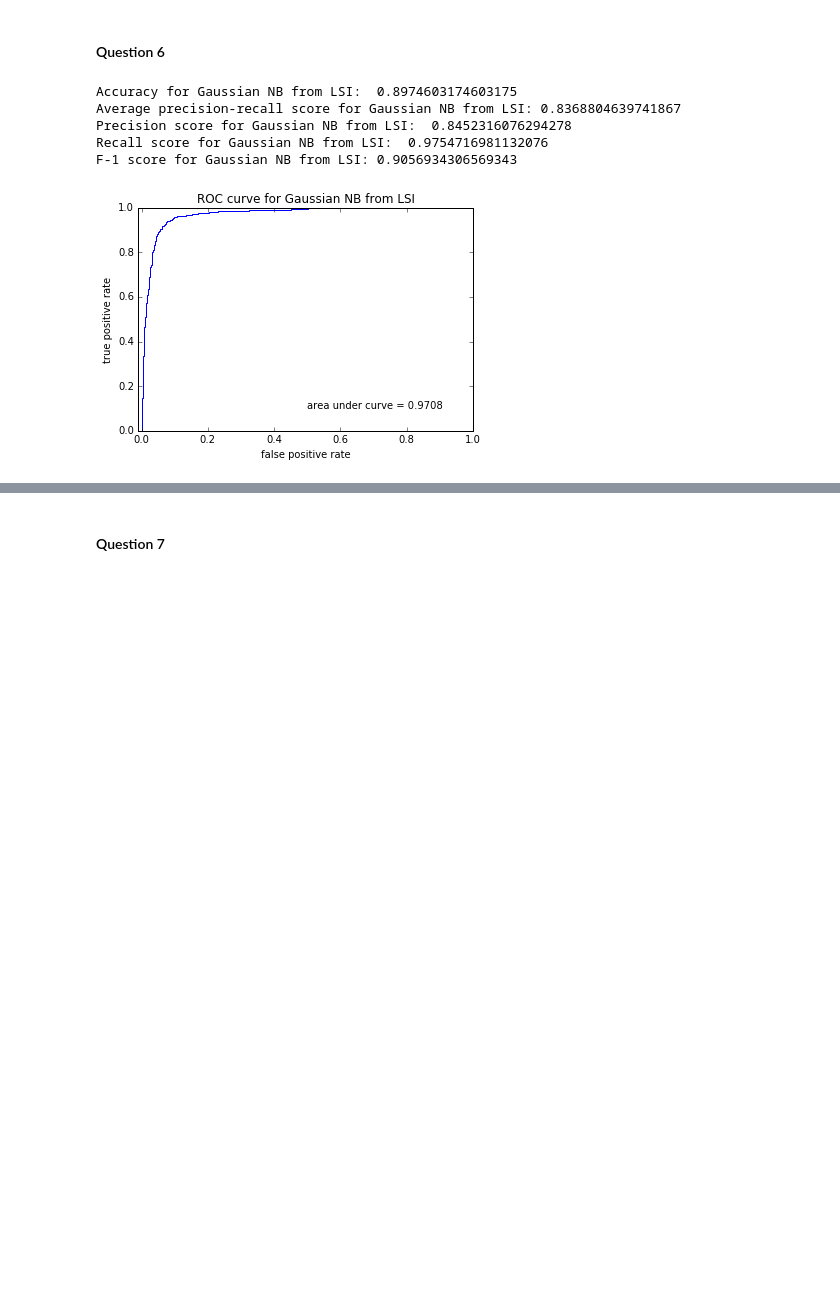
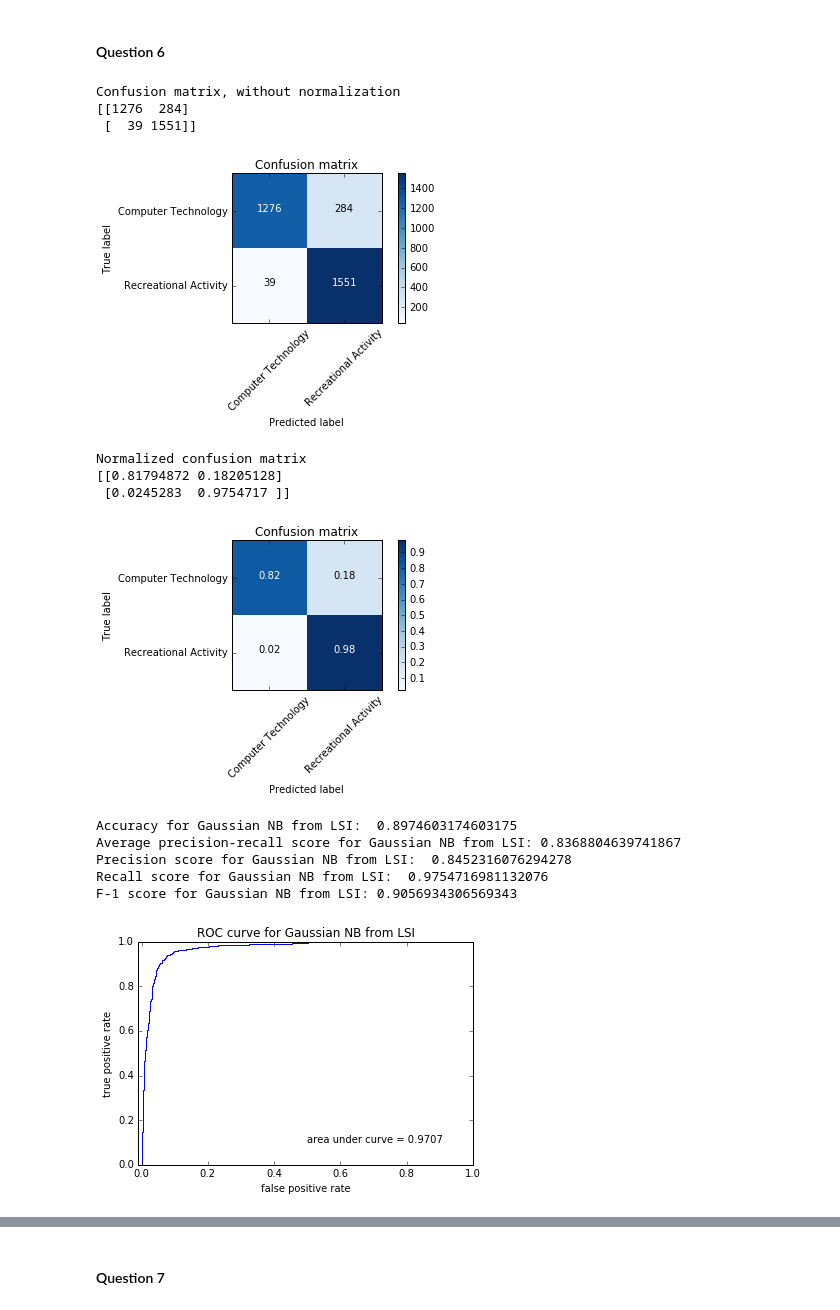
Before and after one commit to 219Winter2019adjz/test, a Jupyter notebook: proj1.ipynb, the cells around one changed output, grey strips where cells are left out. Cells and saved outputs as stored; diff of their text form; code cells hidden in the pictures; blank space fills up the shorter version.

Commit message:
added nice looking confusion matrices for questions 4-6

```diff
--- a/proj1.ipynb
+++ b/proj1.ipynb
@@ -209,8 +209,4 @@ twenty_test_binary_labels = np.zeros(len(twenty_test.target))
 for k in range(len(twenty_test.target)):
     if twenty_test.target[k] >= 4:
         twenty_test_binary_labels[k] = 1
-
-i = 51
-print(twenty_train.filenames[i])
-print(twenty_train.target[i])
-print(twenty_train.target_names)
+class_names = ['Computer Technology', 'Recreational Activity']
@@ -797,39 +876,55 @@ from sklearn.naive_bayes import GaussianNB
 X_train = X_lsi_train_reduced
 y_train = twenty_train_binary_labels
 
 X_test = X_lsi_test_reduced
 y_test = twenty_test_binary_labels
 
 clf = GaussianNB().fit(X_train, twenty_train_binary_labels)
 
 predicted = clf.predict(X_test)
+
+# Confusion Matrix
+plt.figure()
+plot_confusion_matrix(confusion_matrix(twenty_test_binary_labels, predicted), classes=class_names)
+plt.show()
+plt.figure()
+plot_confusion_matrix(confusion_matrix(twenty_test_binary_labels, predicted), classes=class_names, normalize=True)
+plt.show()
 
 # Display GNB Stats
 print('Accuracy for Gaussian NB from LSI: ', clf.score(X_test, y_test))
 print('Average precision-recall score for Gaussian NB from LSI:', average_precision_score(y_test, predicted))
 print('Precision score for Gaussian NB from LSI: ', precision_score(y_test, predicted))
 print('Recall score for Gaussian NB from LSI: ', recall_score(y_test, predicted))
 print('F-1 score for Gaussian NB from LSI:', f1_score(y_test, predicted))
 
 # GNB ROC Curve
 prob_score = clf.predict_proba(X_test)
 fpr, tpr, thresholds = roc_curve(y_test, prob_score[:, 1])
 
 plt.figure()
 plt.plot(fpr, tpr)
 plt.title('ROC curve for Gaussian NB from LSI')
 plt.text(0.5, 0.1, 'area under curve = %0.4f' % roc_auc_score(twenty_test_binary_labels, prob_score[:, 1]))
 plt.xlabel('false positive rate')
 plt.ylabel('true positive rate')
 plt.xlim(left=-0.01)
 plt.show()
 # %% [output]
-Accuracy for Gaussian NB from LSI:  0.8974603174603175
-Average precision-recall score for Gaussian NB from LSI: 0.8368804639741867
-Precision score for Gaussian NB from LSI:  0.8452316076294278
-Recall score for Gaussian NB from LSI:  0.9754716981132076
-F-1 score for Gaussian NB from LSI: 0.9056934306569343
+Confusion matrix, without normalization
+[[1276  284]
+ [  39 1551]]
-[figure, old version]
+[figure, new version]
+Normalized confusion matrix
+[[0.81794872 0.18205128]
+ [0.0245283  0.9754717 ]]
+[figure, added]
+Accuracy for Gaussian NB from LSI:  0.8974603174603175
+Average precision-recall score for Gaussian NB from LSI: 0.8368804639741867
+Precision score for Gaussian NB from LSI:  0.8452316076294278
+Recall score for Gaussian NB from LSI:  0.9754716981132076
+F-1 score for Gaussian NB from LSI: 0.9056934306569343
+[figure, added]
 # %%
 ########################################################################################################################
 # Generate stats for GaussianNB using NMF for reduction
```
Also changed, not shown: parts of 9 cells of this notebook.
